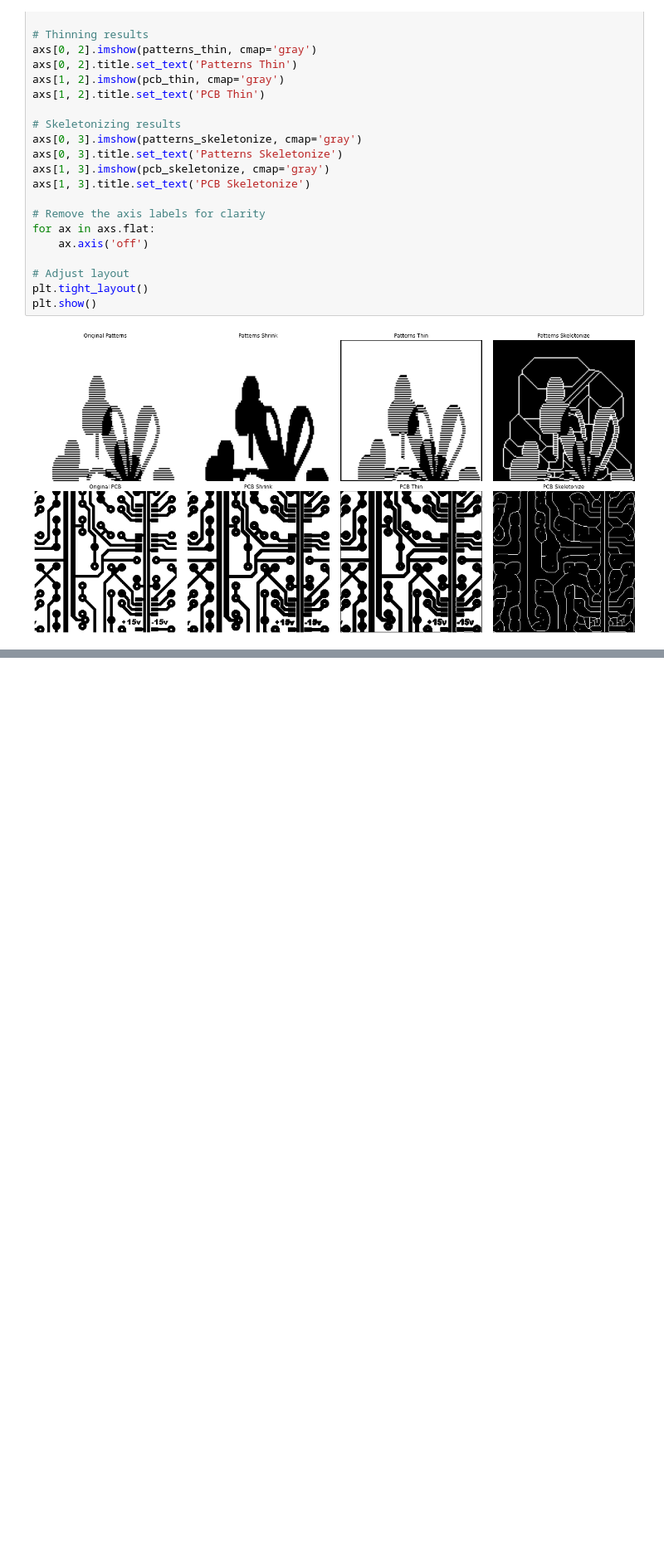
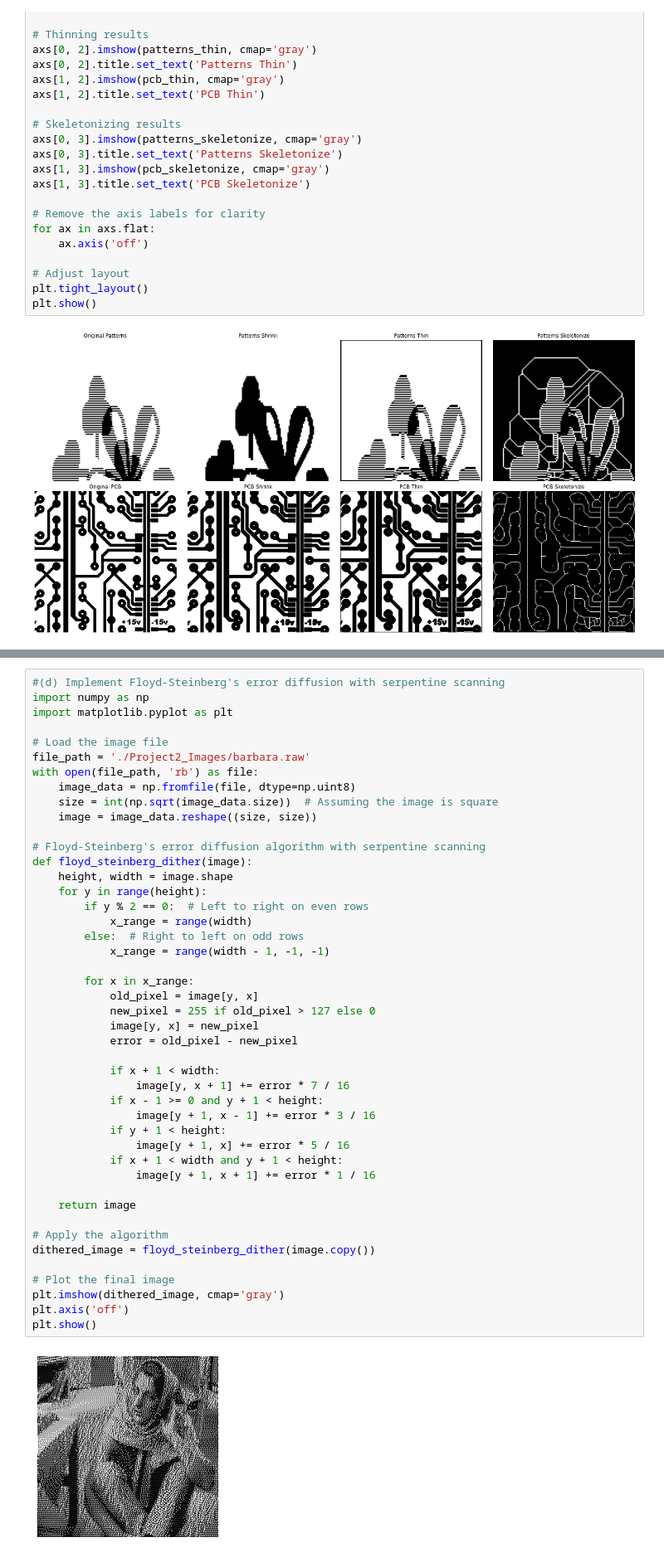
Before and after one commit to akhmedjanov3429/Image-Data-Science, a Jupyter notebook: Assignment 2/Problem 1.ipynb, the cells around one changed output, grey strips where cells are left out. Shown at 83% size. Drawn from its saved outputs; the diff is of its cells as text; blank space fills up the shorter version.

```diff
--- a/Assignment 2/Problem 1.ipynb
+++ b/Assignment 2/Problem 1.ipynb
@@ -402,0 +383,47 @@ plt.show()
+# %%
+#(d) Implement Floyd-Steinberg's error diffusion with serpentine scanning
+import numpy as np
+import matplotlib.pyplot as plt
+
+# Load the image file
+file_path = './Project2_Images/barbara.raw'
+with open(file_path, 'rb') as file:
+    image_data = np.fromfile(file, dtype=np.uint8)
+    size = int(np.sqrt(image_data.size))  # Assuming the image is square
+    image = image_data.reshape((size, size))
+
+# Floyd-Steinberg's error diffusion algorithm with serpentine scanning
+def floyd_steinberg_dither(image):
+    height, width = image.shape
+    for y in range(height):
+        if y % 2 == 0:  # Left to right on even rows
+            x_range = range(width)
+        else:  # Right to left on odd rows
+            x_range = range(width - 1, -1, -1)
+
+        for x in x_range:
+            old_pixel = image[y, x]
+            new_pixel = 255 if old_pixel > 127 else 0
+            image[y, x] = new_pixel
+            error = old_pixel - new_pixel
+
+            if x + 1 < width:
+                image[y, x + 1] += error * 7 / 16
+            if x - 1 >= 0 and y + 1 < height:
+                image[y + 1, x - 1] += error * 3 / 16
+            if y + 1 < height:
+                image[y + 1, x] += error * 5 / 16
+            if x + 1 < width and y + 1 < height:
+                image[y + 1, x + 1] += error * 1 / 16
+
+    return image
+
+# Apply the algorithm
+dithered_image = floyd_steinberg_dither(image.copy())
+
+# Plot the final image
+plt.imshow(dithered_image, cmap='gray')
+plt.axis('off')
+plt.show()
+# %% [output]
+[figure, added]
```
Also changed, not shown: parts of 10 cells of this notebook, 2 other files.
